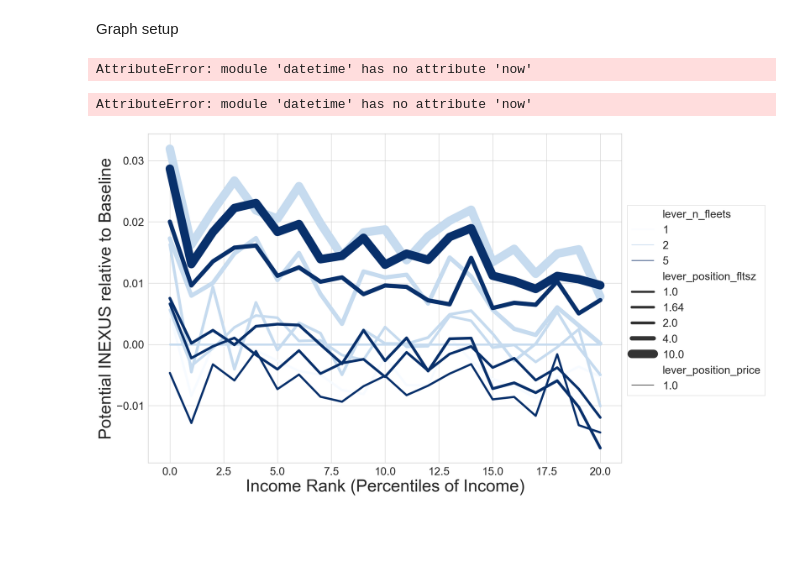
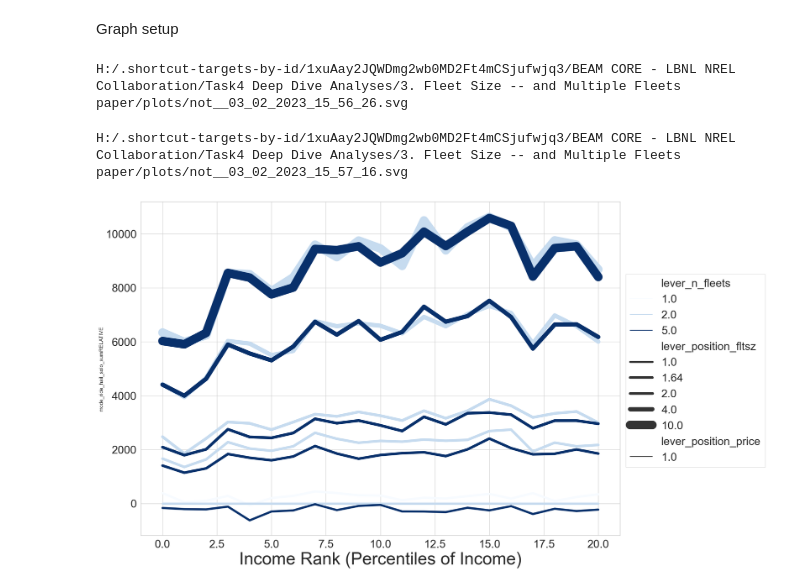
Before and after one commit to LBNL-UCB-STI/beam-core-analysis, a Jupyter notebook: Users/Annika/3MultFleets/PlotsNotLorenz.ipynb, the cells around one changed output. Cells and saved outputs as stored; diff of their text form; code cells hidden in the pictures; blank space fills up the shorter version.

Commit message:
new income 20 groups graphs

```diff
--- a/Users/Annika/3MultFleets/PlotsNotLorenz.ipynb
+++ b/Users/Annika/3MultFleets/PlotsNotLorenz.ipynb
@@ -35,7 +35,7 @@ Make a Relative to Baseline variable
 # %%
 # CHOOSE which to make relative to baseline
-temp_varName = "Potential_INEXUS_mean" # Potential_INEXUS_mean
-temp_varNameRel = "PI_mean_relToBase" #
+temp_varName = "mode_ride_hail_solo_sum" # Potential_INEXUS_mean
+temp_varNameRel = "mode_ride_hail_solo_sumRELATIVE" #
 
 df_lorenz['temp_varName_baseOnly'] = df_lorenz[temp_varName].where(df_lorenz['baseline']==1) # only not NA if it's at baseline
 df_lorenz['temp_varName_base'] = df_lorenz.groupby(["incRank"])['temp_varName_baseOnly'].transform('max')
@@ -49,42 +49,45 @@ Examine relative
 # %%
 #plt.hist(df_lorenz[temp_varNameRel])
-# %% [markdown]
-Graph setup
+# %% [markdown]
+Graph setup
 # %%
 sns.set(rc={'figure.figsize':(20,14)})
 sns.set_theme(style="whitegrid")
-# %%
-filename  = path_output + temp_varName + "__" + datetime.now().strftime('%m_%d_%Y_%H_%M_%S') + '.svg'
-print(filename)
-# %% [output]
-AttributeError: module 'datetime' has no attribute 'now'
+# %%
+#filename  = path_output + temp_varName + "__" + datetime.now().strftime('%m_%d_%Y_%H_%M_%S') + '.svg'
+print(filename)
+# %% [output]
+H:/.shortcut-targets-by-id/1xuAay2JQWDmg2wb0MD2Ft4mCSjufwjq3/BEAM CORE - LBNL NREL Collaboration/Task4 Deep Dive Analyses/3. Fleet Size -- and Multiple Fleets paper/plots/not__03_02_2023_15_56_26.svg
 # %%
 t_plot = sns.lineplot(data = df_lorenz.loc[ (df_lorenz['lever_position_price']==1)
                                            &(df_lorenz['lever_position_fltsz']>=-1)
                                            &(df_lorenz['lever_n_fleets']>=0)],
             x = 'incRank',
-            y = temp_varNameRel, #temp_varNameRel
+            y = temp_varName, #temp_varNameRel
             hue = 'lever_n_fleets', # hue, style, size
             style = 'lever_position_price',
             size ="lever_position_fltsz", sizes=(5,20),
                       #size_order=["T1", "T2"],
              #palette = palette,
             ci=None, linewidth = 6,
             palette = 'Blues'
             )
 t_plot.set_xlabel('Income Rank (Percentiles of Income)', fontsize = 40)
-t_plot.set_ylabel('Potential INEXUS relative to Baseline', fontsize = 40)
+#t_plot.set_ylabel('ggg', fontsize = 40)
 t_plot.yaxis.set_tick_params(labelsize = 26)
 t_plot.xaxis.set_tick_params(labelsize = 26)
 t_plot.legend(fontsize='medium', fancybox=False, bbox_to_anchor=(1, 0.8), ncol=1, frameon=True, loc = 'best', prop={'size': 26})
 # SAVE
-filename  = path_output + temp_varName + "__" + datetime.now().strftime('%m_%d_%Y_%H_%M_%S') + '.svg'
+
+import datetime
+now = datetime.datetime.now()
+filename  = path_output + 'not' + "__" + datetime.datetime.now().strftime('%m_%d_%Y_%H_%M_%S') + '.svg'
 print(filename)
 plt.savefig(filename, format='svg')
 #plt.savefig('lorenz_viridisATB.png', dpi=1000)
 # %% [output]
-AttributeError: module 'datetime' has no attribute 'now'
+H:/.shortcut-targets-by-id/1xuAay2JQWDmg2wb0MD2Ft4mCSjufwjq3/BEAM CORE - LBNL NREL Collaboration/Task4 Deep Dive Analyses/3. Fleet Size -- and Multiple Fleets paper/plots/not__03_02_2023_15_57_16.svg
-[figure, old version]
+[figure, new version]
 # %%
 #fig, ax = plt.subplots()
 #ax = sns.lineplot(data = df_lorenz.loc[(df_lorenz['lever_position']>-1)|(df_lorenz['lever_position_fleetsize']==1)], x = 'incRank',
```
Also changed, not shown: parts of 10 cells of this notebook, 1 other file.
